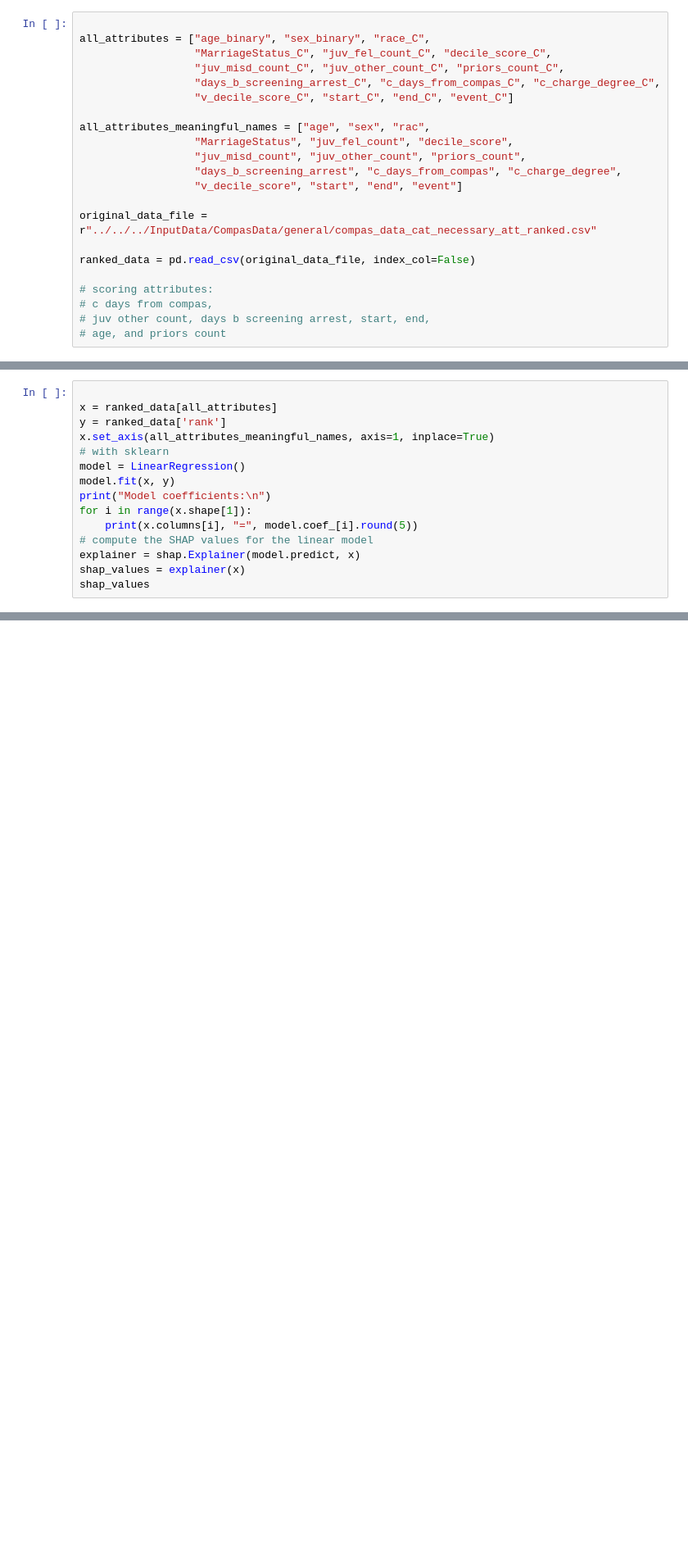
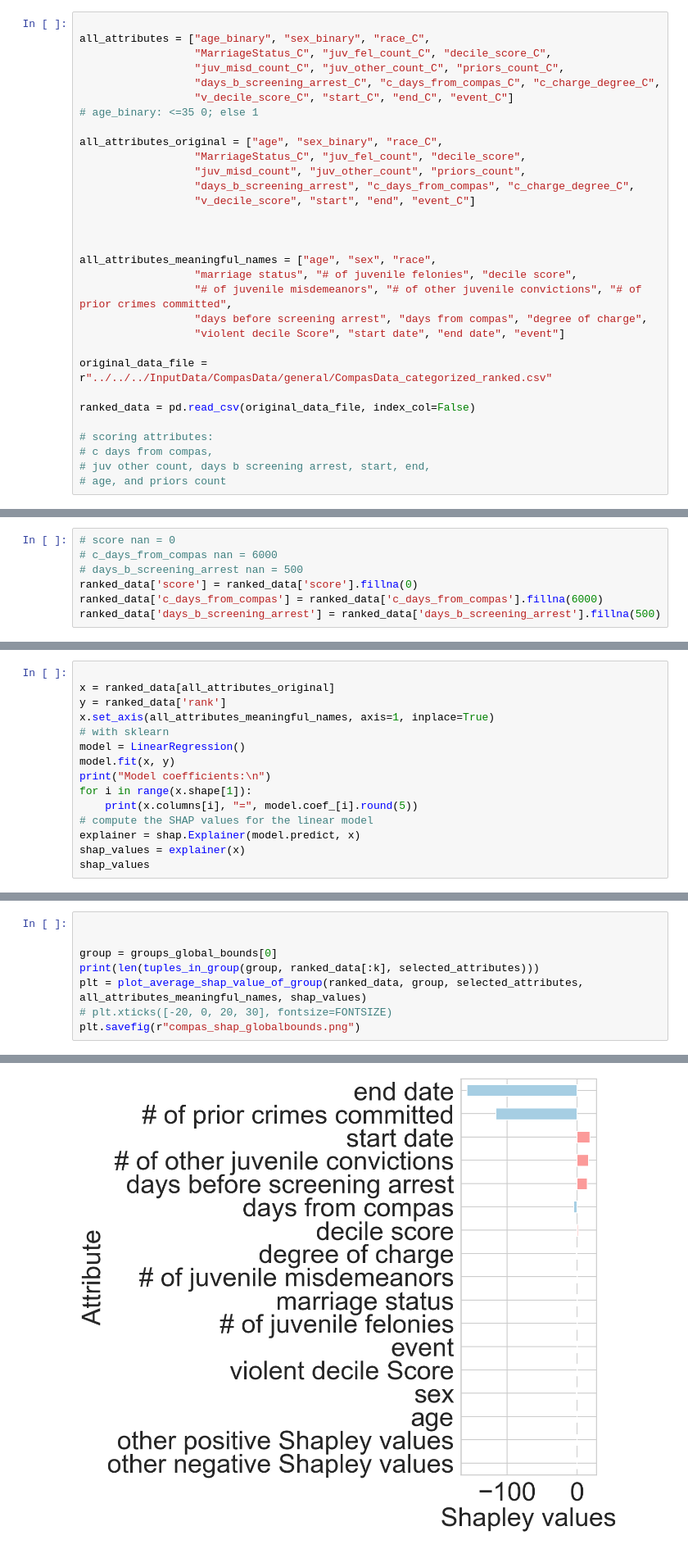
Before and after one commit to JinyangLi01/UnfairlyTreatedGroupDetection, a Jupyter notebook: Coding/Experiments/Shapley_value/shapley_value_of_groups_2_compas_20220923.ipynb, the cells around one changed output, grey strips where cells are left out. Shown: that part at 82% size. Cells and saved outputs as stored; diff of their text form; blank space fills up the shorter version.

Commit message:
shapley value compas

```diff
--- a/Coding/Experiments/Shapley_value/shapley_value_of_groups_2_compas_20220923.ipynb
+++ b/Coding/Experiments/Shapley_value/shapley_value_of_groups_2_compas_20220923.ipynb
@@ -293,14 +295,23 @@ all_attributes = ["age_binary", "sex_binary", "race_C",
                   "juv_misd_count_C", "juv_other_count_C", "priors_count_C",
                   "days_b_screening_arrest_C", "c_days_from_compas_C", "c_charge_degree_C",
                   "v_decile_score_C", "start_C", "end_C", "event_C"]
+# age_binary: <=35 0; else 1
 
-all_attributes_meaningful_names = ["age", "sex", "rac",
-                  "MarriageStatus", "juv_fel_count", "decile_score",
+all_attributes_original = ["age", "sex_binary", "race_C",
+                  "MarriageStatus_C", "juv_fel_count", "decile_score",
                   "juv_misd_count", "juv_other_count", "priors_count",
-                  "days_b_screening_arrest", "c_days_from_compas", "c_charge_degree",
-                  "v_decile_score", "start", "end", "event"]
+                  "days_b_screening_arrest", "c_days_from_compas", "c_charge_degree_C",
+                  "v_decile_score", "start", "end", "event_C"]
 
-original_data_file = r"../../../InputData/CompasData/general/compas_data_cat_necessary_att_ranked.csv"
+
+
+all_attributes_meaningful_names = ["age", "sex", "race",
+                  "marriage status", "# of juvenile felonies", "decile score",
+                  "# of juvenile misdemeanors", "# of other juvenile convictions", "# of prior crimes committed",
+                  "days before screening arrest", "days from compas", "degree of charge",
+                  "violent decile Score", "start date", "end date", "event"]
+
+original_data_file = r"../../../InputData/CompasData/general/CompasData_categorized_ranked.csv"
 
 ranked_data = pd.read_csv(original_data_file, index_col=False)
 
@@ -310,0 +355,7 @@ ranked_data = pd.read_csv(original_data_file, index_col=False)
+# %%
+# score nan = 0
+# c_days_from_compas nan = 6000
+# days_b_screening_arrest nan = 500
+ranked_data['score'] = ranked_data['score'].fillna(0)
+ranked_data['c_days_from_compas'] = ranked_data['c_days_from_compas'].fillna(6000)
+ranked_data['days_b_screening_arrest'] = ranked_data['days_b_screening_arrest'].fillna(500)
@@ -381,6 +442,6 @@ finish kmin
 # %%
 
-x = ranked_data[all_attributes]
+x = ranked_data[all_attributes_original]
 y = ranked_data['rank']
 x.set_axis(all_attributes_meaningful_names, axis=1, inplace=True)
 # with sklearn
@@ -476,0 +499,9 @@ True
+# %%
+
+
+group = groups_global_bounds[0]
+print(len(tuples_in_group(group, ranked_data[:k], selected_attributes)))
+plt = plot_average_shap_value_of_group(ranked_data, group, selected_attributes, all_attributes_meaningful_names, shap_values)
+# plt.xticks([-20, 0, 20, 30], fontsize=FONTSIZE)
+plt.savefig(r"compas_shap_globalbounds.png")
+# %% [output]
@@ -476,0 +530 @@ True
+[figure, added]
```
Also changed, not shown: parts of 15 cells of this notebook, 4 other files.
